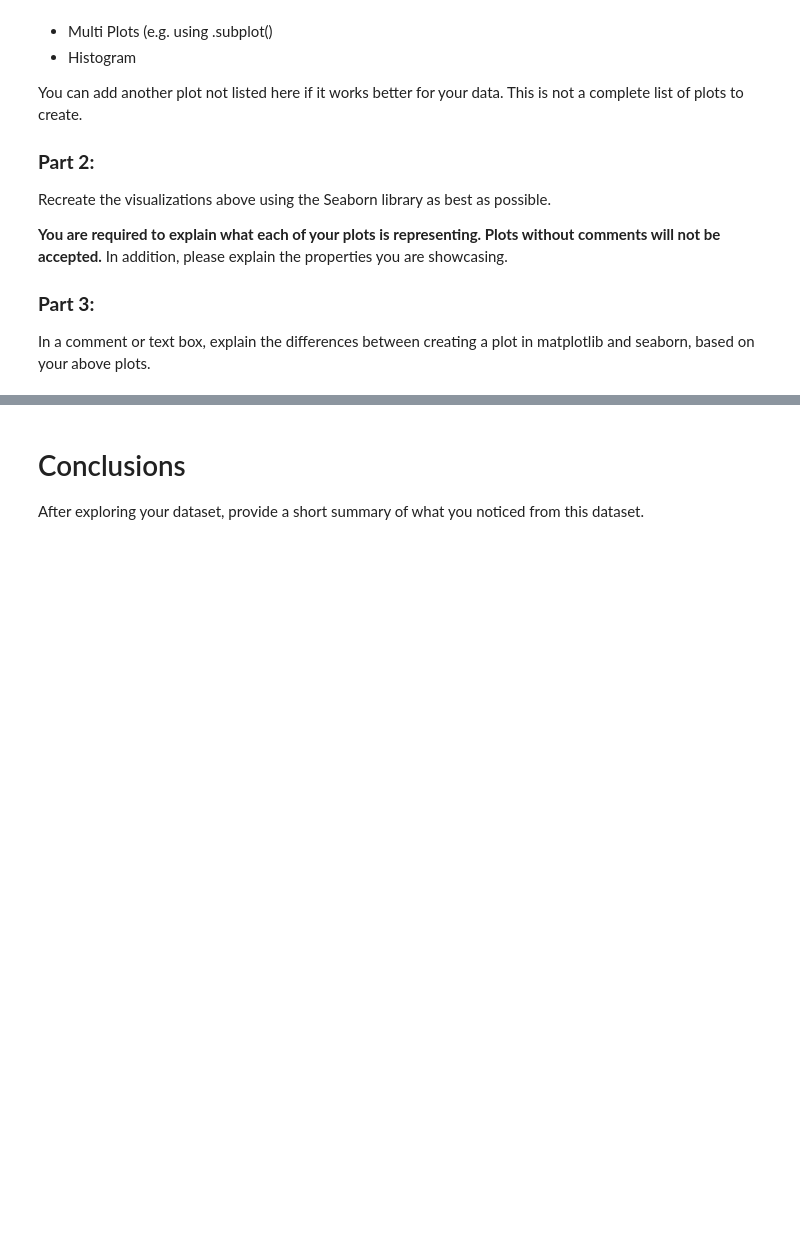
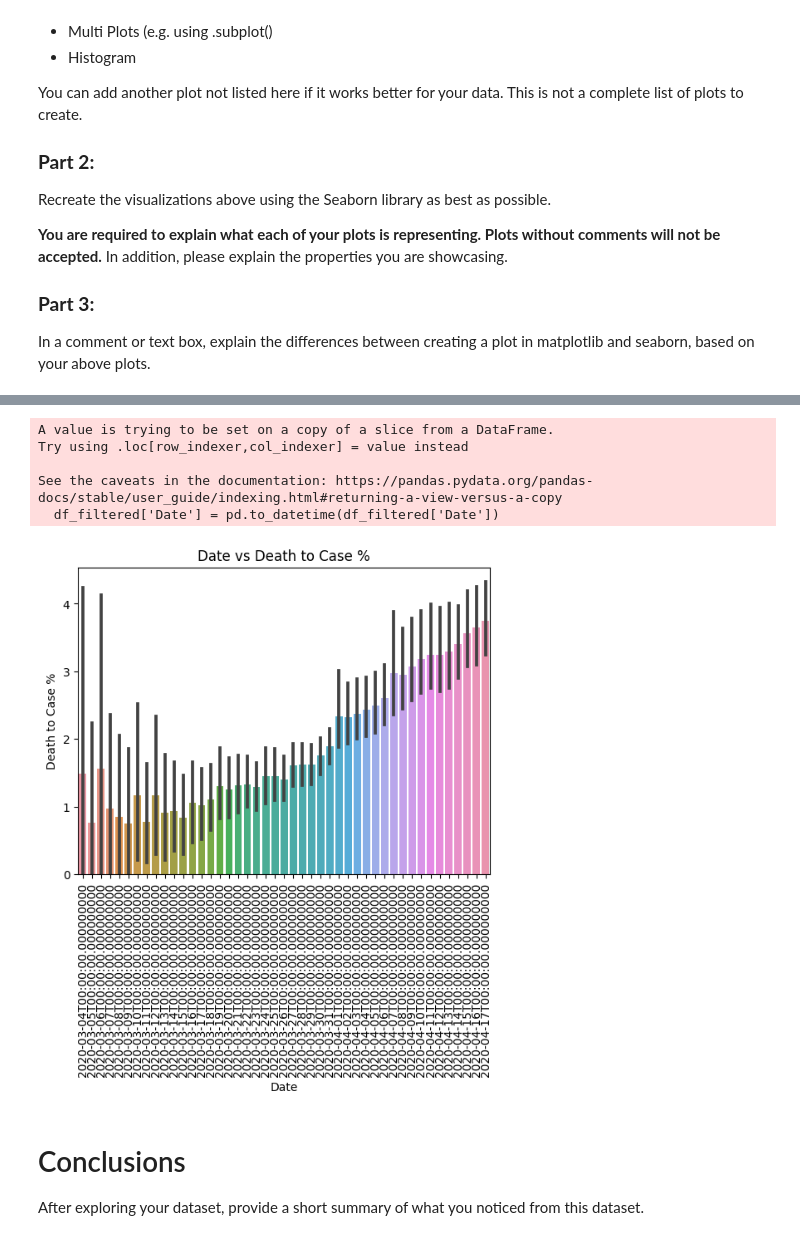
Before and after one commit to kglan/MSDS, a Jupyter notebook: DATA602/Matplotlib vs Seaborn/08_assignmentKeenoGlanville.ipynb, the cells around one changed output, grey strips where cells are left out. Saved outputs shown, nothing was run; the diff lists cells and outputs as text; code cells hidden in the pictures; blank space fills up the shorter version.

```diff
--- a/DATA602/Matplotlib vs Seaborn/08_assignmentKeenoGlanville.ipynb
+++ b/DATA602/Matplotlib vs Seaborn/08_assignmentKeenoGlanville.ipynb
@@ -96,3 +184,23 @@ In a comment or text box, explain the differences between creating a plot in mat
+# %%
+
+# filter dataset to get rid of unnecessary data
+df_filtered = df[df['Date'] >= '2020-03-04']                        #The dates before this filter all have 0 deaths and cases
+df_filtered['Date'] = pd.to_datetime(df_filtered['Date'])           #Convert the Date to Datetime
+
+# create barplot
+sns.barplot(x='Date', y='Death to Case %', data=df_filtered)        # Chose bar chart
+plt.xlabel('Date')                                                  # label my x axis
+plt.ylabel('Death to Case %')                                       # label my y axis
+plt.xticks(rotation=90)                                             # While still dificult we had the individual instances of Dates turnt vertically for legibility but it still looks jumbled
+plt.title('Date vs Death to Case %')                                # Place title at the top
+plt.show()                                                          # Render plot
+# %% [output]
+A value is trying to be set on a copy of a slice from a DataFrame.
+Try using .loc[row_indexer,col_indexer] = value instead
+
+See the caveats in the documentation: https://pandas.pydata.org/pandas-docs/stable/user_guide/indexing.html#returning-a-view-versus-a-copy
+  df_filtered['Date'] = pd.to_datetime(df_filtered['Date'])
+[figure, added]
 # %% [markdown]
 # Conclusions
 
```
Also changed, not shown: parts of 8 cells of this notebook.
